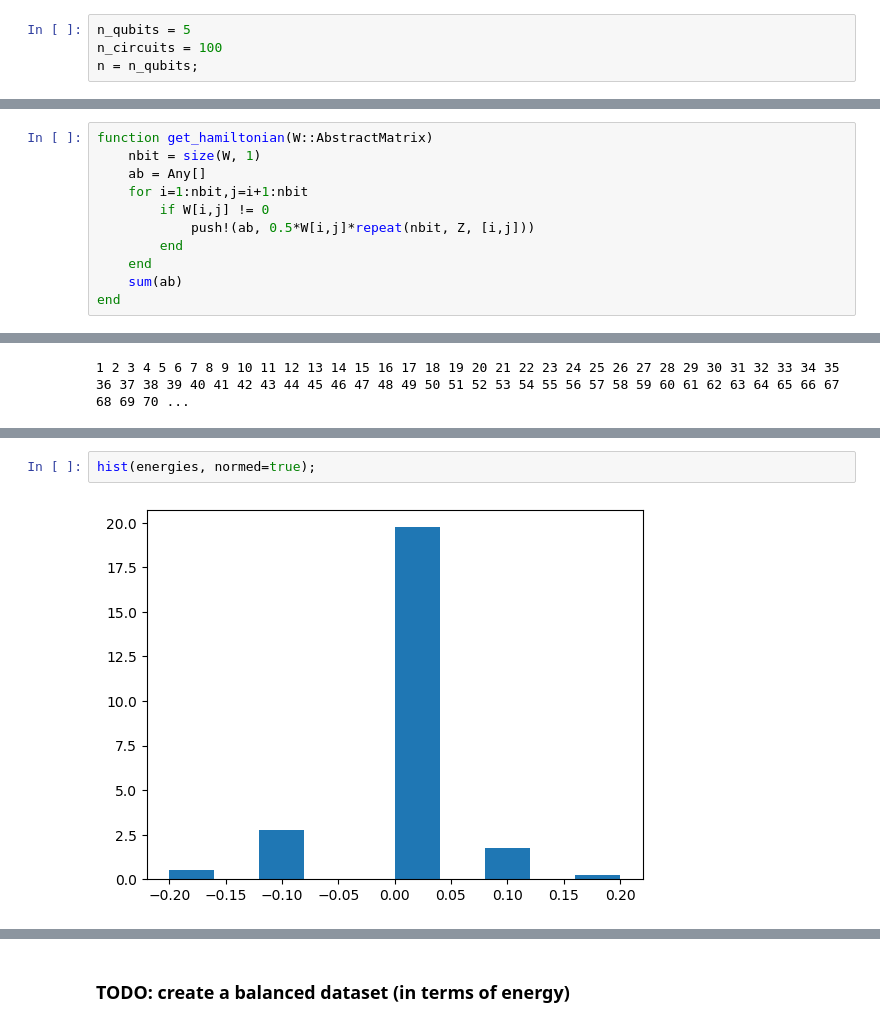
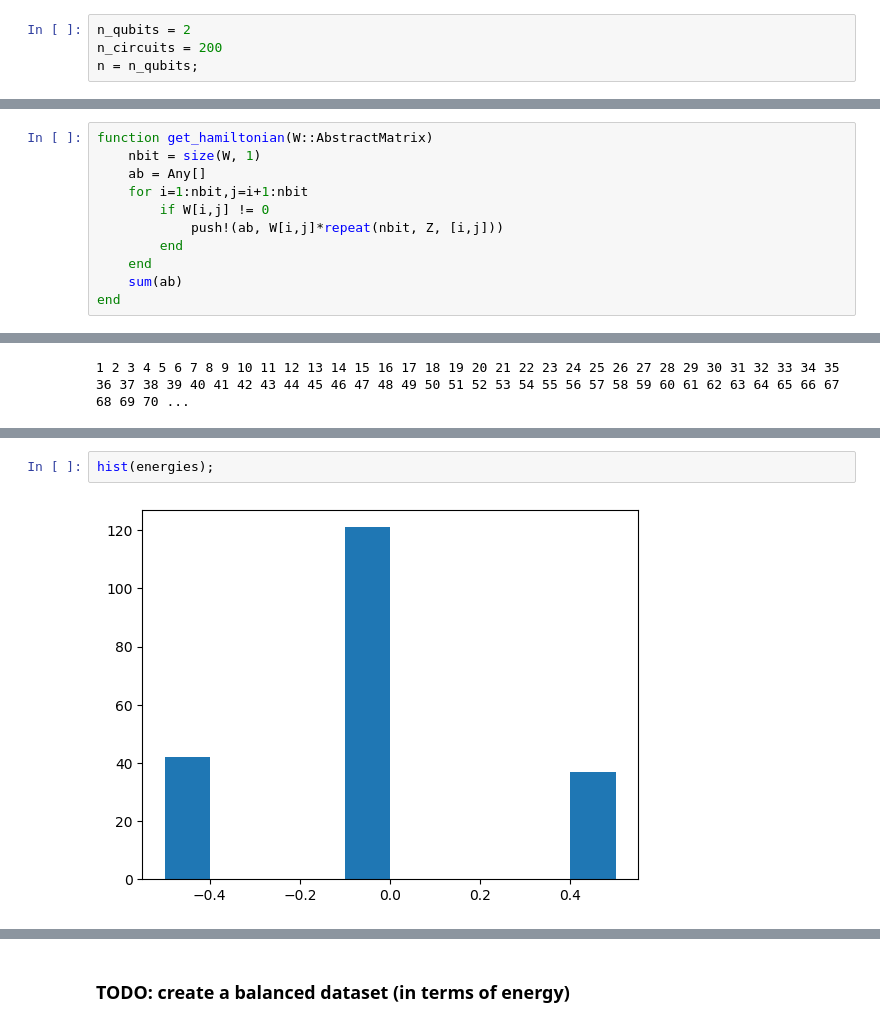
Before and after one commit to artix41/clifford-learning, a Jupyter notebook: clifford-learning.ipynb, the cells around one changed output, grey strips where cells are left out. Saved outputs shown, nothing was run; the diff lists cells and outputs as text.

```diff
--- a/clifford-learning.ipynb
+++ b/clifford-learning.ipynb
@@ -20,8 +22,8 @@ WARNING: using YaoBlocks.phase in module Main conflicts with an existing identif
 # %% [markdown]
 ### Parameters
 # %%
-n_qubits = 5
-n_circuits = 100
+n_qubits = 2
+n_circuits = 200
 n = n_qubits;
 # %% [markdown]
 ### Create random circuits
@@ -100,7 +78,7 @@ function get_hamiltonian(W::AbstractMatrix)
     ab = Any[]
     for i=1:nbit,j=i+1:nbit
         if W[i,j] != 0
-            push!(ab, 0.5*W[i,j]*repeat(nbit, Z, [i,j]))
+            push!(ab, W[i,j]*repeat(nbit, Z, [i,j]))
         end
     end
     sum(ab)
@@ -128,4 +111,4 @@ energies = evaluate_hamiltonian.(1:n_circuits);
 # %%
-hist(energies, normed=true);
+hist(energies);
 # %% [output]
-[figure, old version]
+[figure, new version]
```
Also changed, not shown: parts of 24 cells of this notebook.
